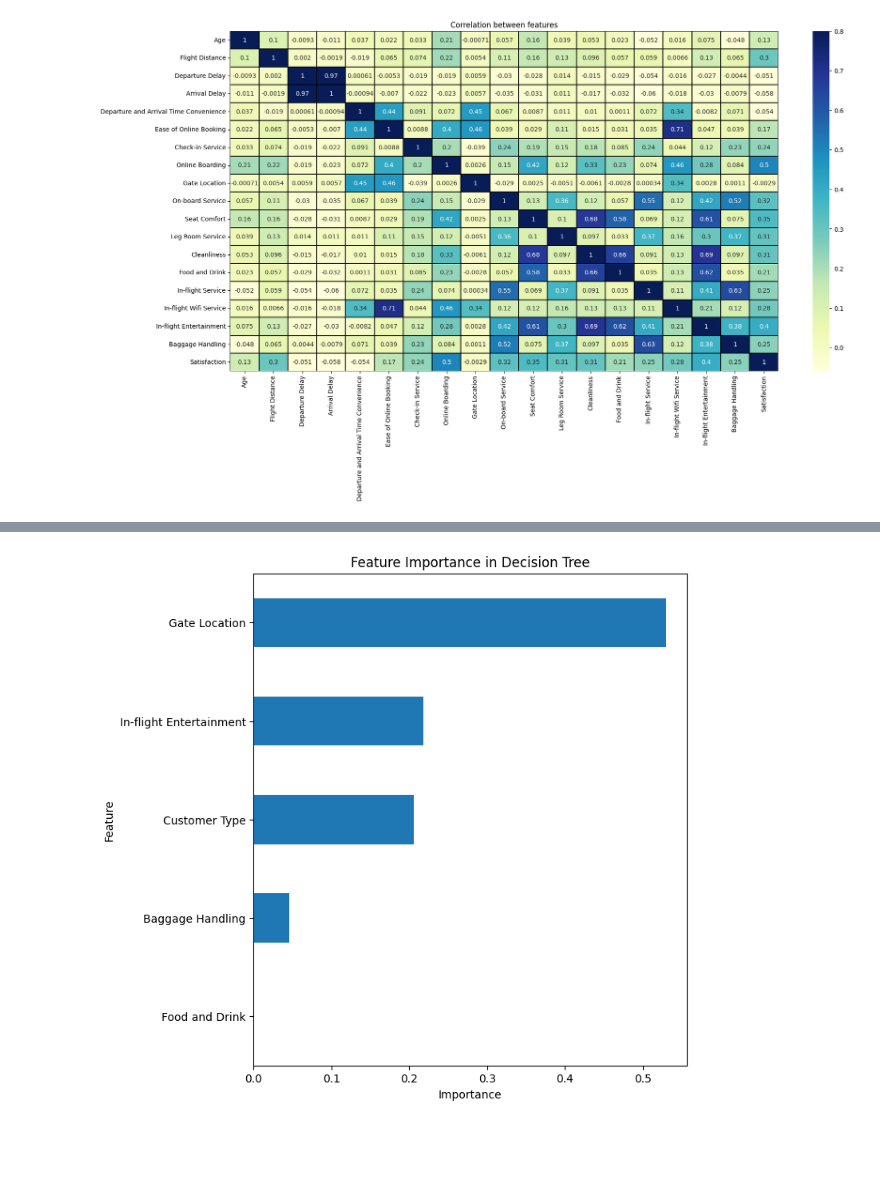
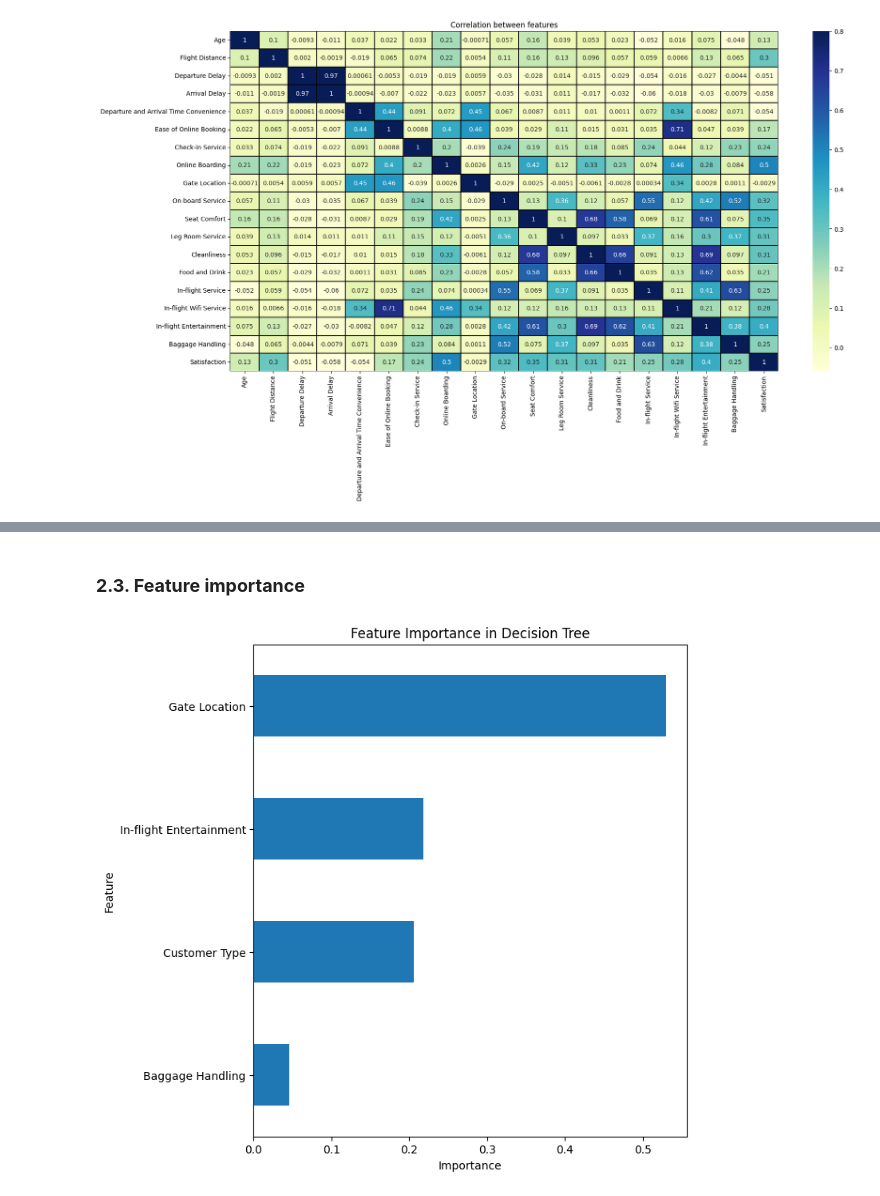
Before and after one commit to athoscf/XAI-techniques, a Jupyter notebook: Project.ipynb, the cells around one changed output, grey strips where cells are left out. Drawn from its saved outputs; the diff is of its cells as text; code cells hidden in the pictures; blank space fills up the shorter version.

```diff
--- a/Project.ipynb
+++ b/Project.ipynb
@@ -185,12 +270,13 @@ plt.show()
+# %% [markdown]
+### **2.3. Feature importance**
 # %%
-# Feature importance
-importances = pd.Series(tree_clf.feature_importances_, index=df.columns)
+importances = pd.Series(tree_clf.feature_importances_, index=df.columns.drop('Arrival Delay'))
 importances = importances[importances > 0]
-importances =importances.sort_values()
+importances = importances.sort_values()
 importances.plot(kind='barh',figsize=(7,8))
 plt.title("Feature Importance in Decision Tree")
 plt.xlabel("Importance")
 plt.ylabel("Feature")
 plt.show()
 # %% [output]
-[figure, old version]
+[figure, new version]
```
Also changed, not shown: parts of 34 cells of this notebook.
